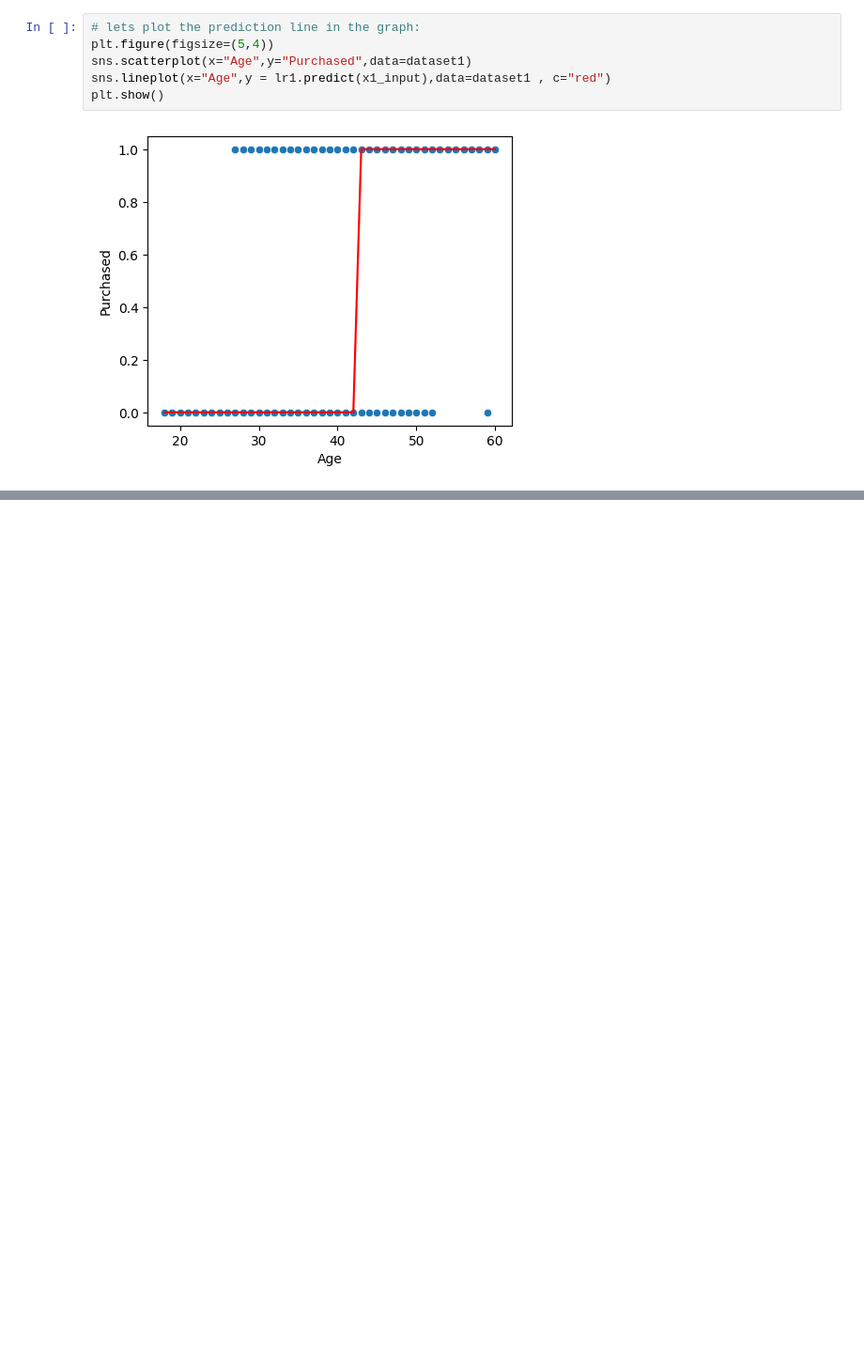
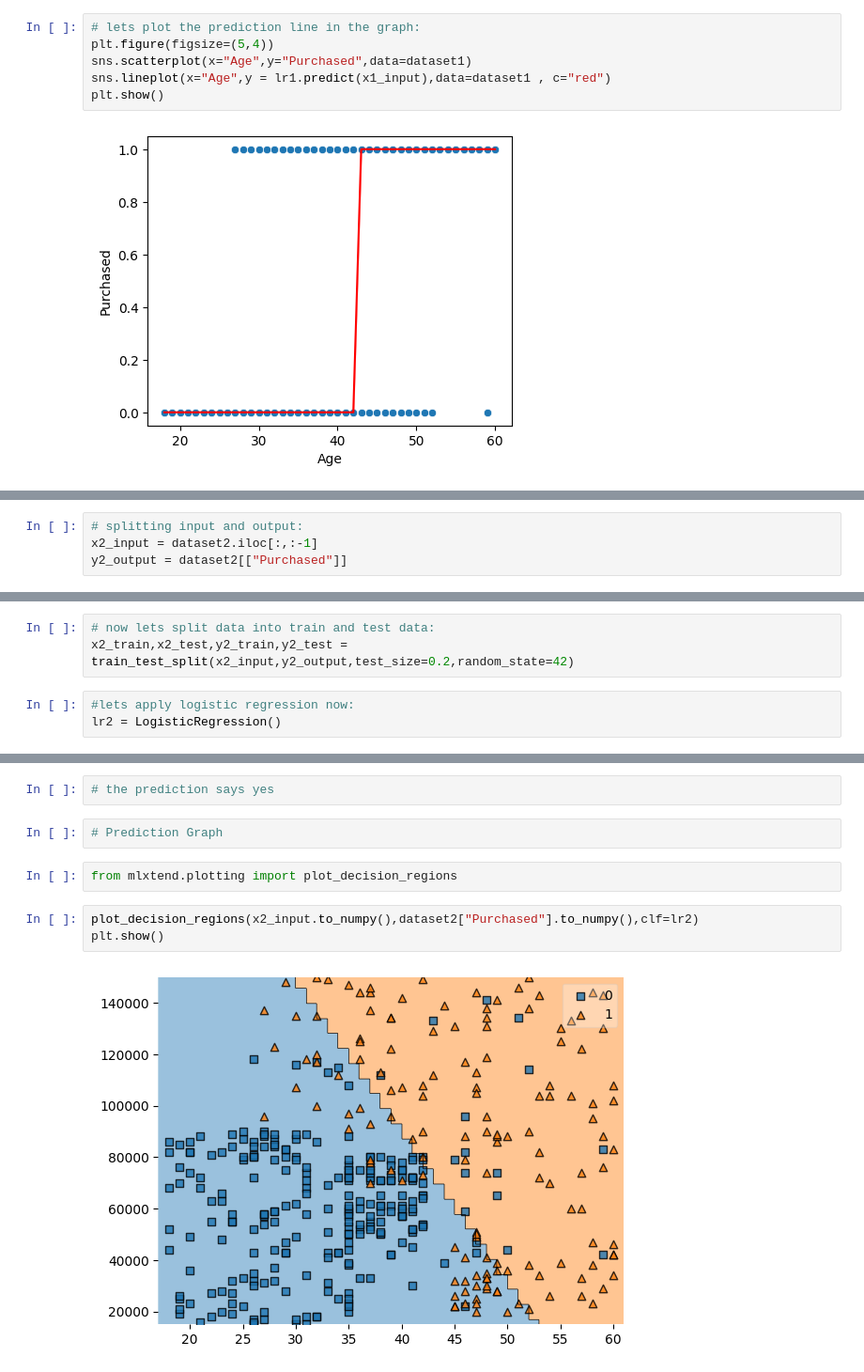
Before and after one commit to santoshw03/machine_learning, a Jupyter notebook: Classification/LogisticRegression.ipynb, the cells around one changed output, grey strips where cells are left out. Shown: that part at 94% size. Cells and saved outputs as stored; diff of their text form; blank space fills up the shorter version.

```diff
--- a/Classification/LogisticRegression.ipynb
+++ b/Classification/LogisticRegression.ipynb
@@ -98,0 +121,4 @@ plt.show()
+# %%
+# splitting input and output:
+x2_input = dataset2.iloc[:,:-1]
+y2_output = dataset2[["Purchased"]]
@@ -98,0 +131,6 @@ plt.show()
+# %%
+# now lets split data into train and test data:
+x2_train,x2_test,y2_train,y2_test = train_test_split(x2_input,y2_output,test_size=0.2,random_state=42)
+# %%
+#lets apply logistic regression now:
+lr2 = LogisticRegression()
@@ -98,0 +153,11 @@ plt.show()
+# %%
+# the prediction says yes
+# %%
+# Prediction Graph
+# %%
+from mlxtend.plotting import plot_decision_regions
+# %%
+plot_decision_regions(x2_input.to_numpy(),dataset2["Purchased"].to_numpy(),clf=lr2)
+plt.show()
+# %% [output]
+[figure, added]
```
Also changed, not shown: parts of 9 cells of this notebook.
